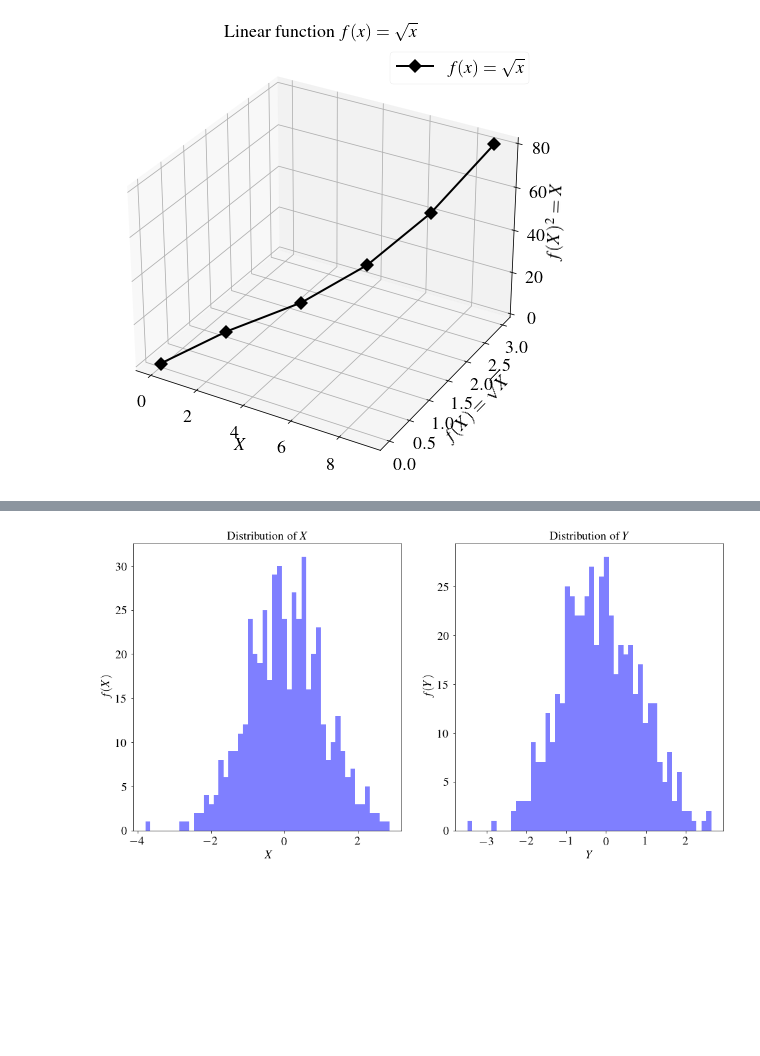
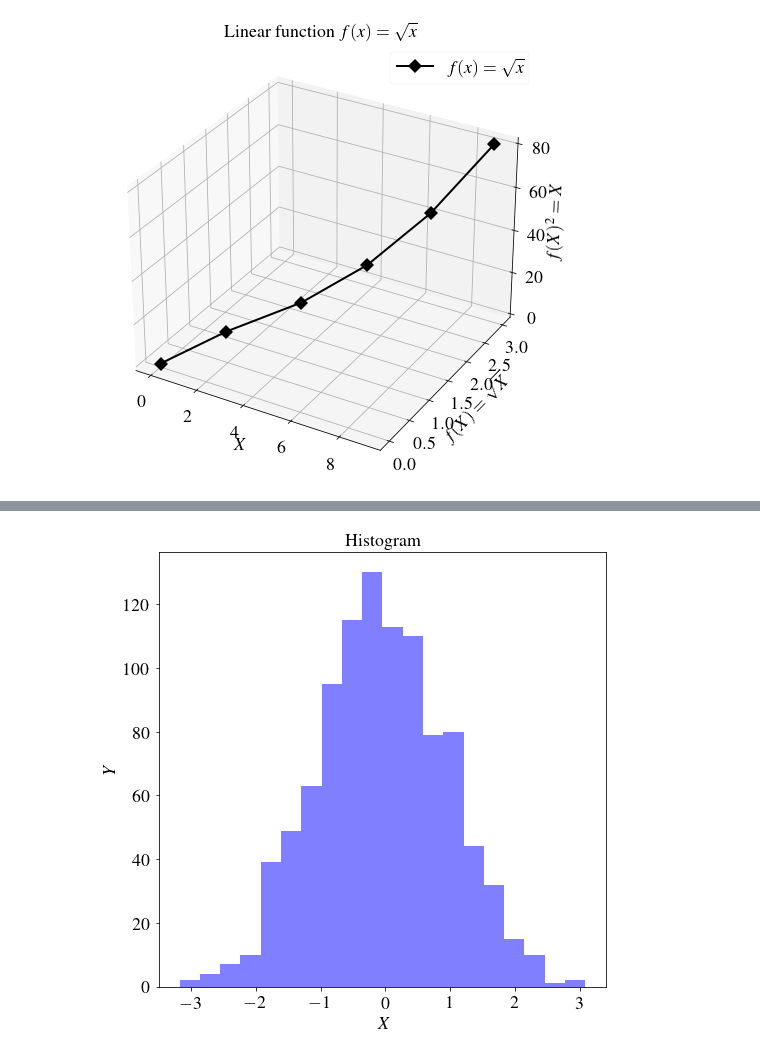
Before and after one commit to qlinhta/my-notes, a Jupyter notebook: teaching/MatplotlibOxford.ipynb, the cells around one changed output, grey strips where cells are left out. Cells and saved outputs as stored; diff of their text form; code cells hidden in the pictures; blank space fills up the shorter version.

```diff
--- a/teaching/MatplotlibOxford.ipynb
+++ b/teaching/MatplotlibOxford.ipynb
@@ -132,14 +127,11 @@ plt.show()
-# %%
-# Plot distribution of X and Y
-fig, ax = plt.subplots(1, 2, figsize=(16, 8))
-ax[0].hist(x, bins=50, color='blue', alpha=0.5)
-ax[0].set_xlabel('$X$')
-ax[0].set_ylabel('$f(X)$')
-ax[0].set_title('Distribution of $X$')
-ax[1].hist(y, bins=50, color='blue', alpha=0.5)
-ax[1].set_xlabel('$Y$')
-ax[1].set_ylabel('$f(Y)$')
-ax[1].set_title('Distribution of $Y$')
-plt.show()
-# %% [output]
-[figure, removed]
+# %%
+# Histogram exercise
+x = np.random.normal(0, 1, 1000)
+plt.subplots(figsize=(8, 8))
+plt.hist(x, bins=20, color='blue', alpha=0.5)
+plt.xlabel('$X$')
+plt.ylabel('$Y$')
+plt.title('Histogram')
+plt.show()
+# %% [output]
+[figure, added]
```
Also changed, not shown: parts of 5 cells of this notebook.
